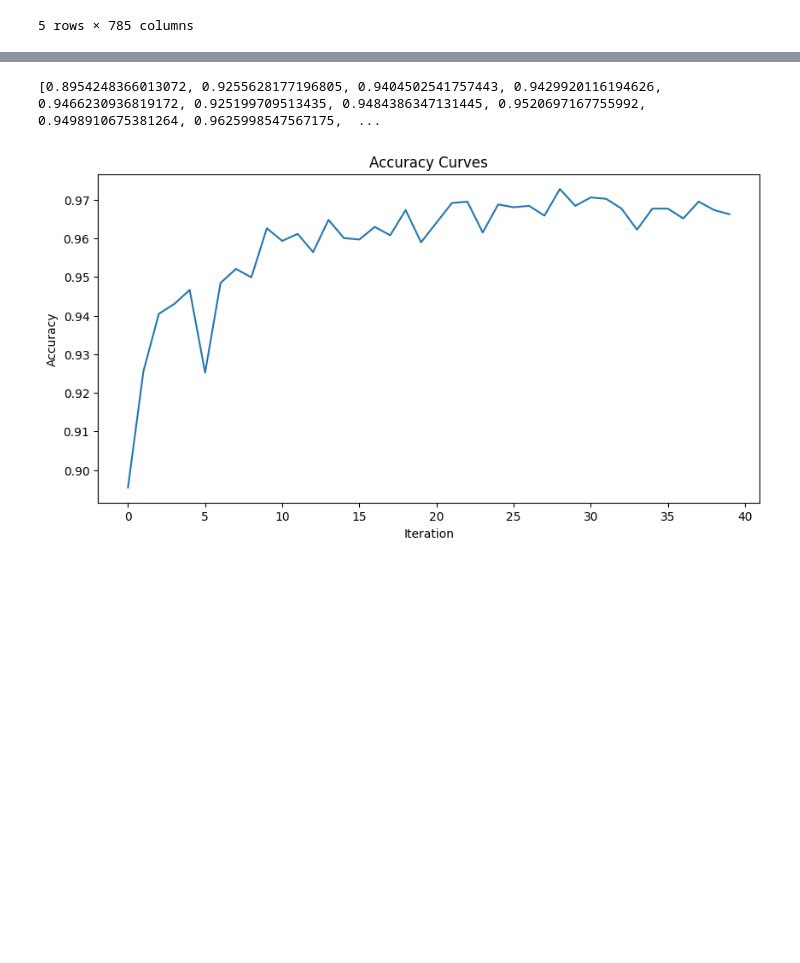
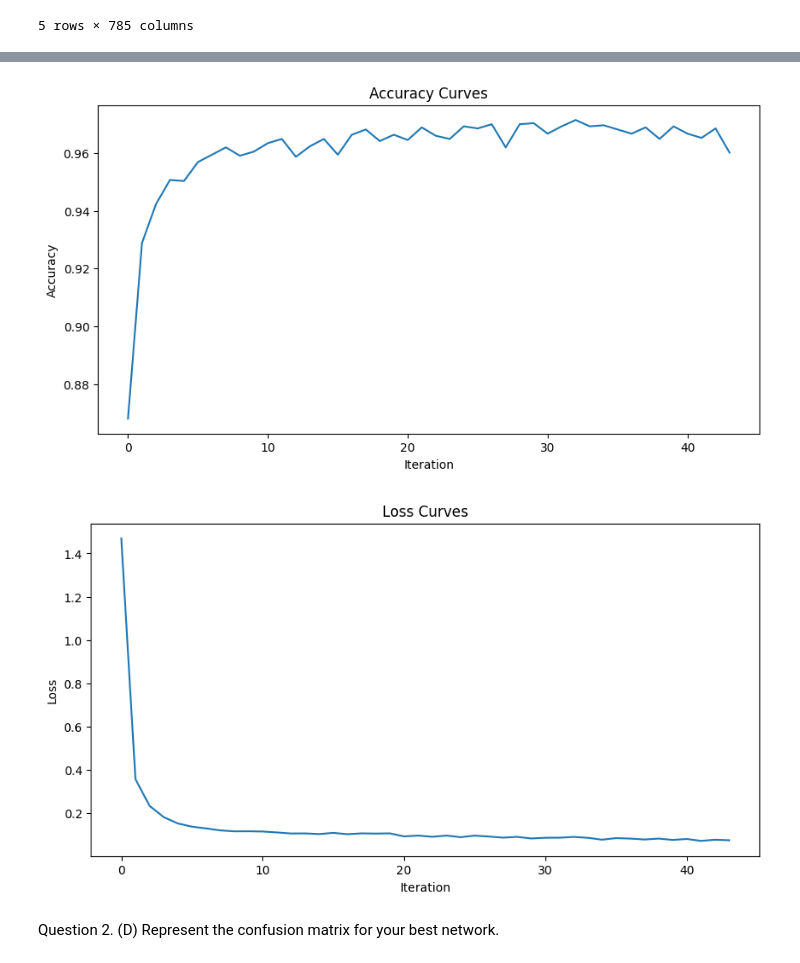
Before and after one commit to cameronzhang1/CP322-MNIST, a Jupyter notebook: p2.ipynb, the cells around one changed output, grey strips where cells are left out. Saved outputs shown, nothing was run; the diff lists cells and outputs as text; code cells hidden in the pictures; blank space fills up the shorter version.

```diff
--- a/p2.ipynb
+++ b/p2.ipynb
@@ -71,6 +71,6 @@ Validation error: 0.023856209150326824
 # %%
 # Print the validation scores
-print(clf.validation_scores_)
+# print(clf.validation_scores_)
 
 # Plot the error curves
 plt.figure(figsize=(10, 5))
@@ -81,6 +81,19 @@ plt.xlabel('Iteration')
 plt.title('Accuracy Curves')
 plt.show()
 # %% [output]
-[0.8954248366013072, 0.9255628177196805, 0.9404502541757443, 0.9429920116194626, 0.9466230936819172, 0.925199709513435, 0.9484386347131445, 0.9520697167755992, 0.9498910675381264, 0.9625998547567175,  ...
-[figure, old version]
+[figure, new version]
+# %%
+# Print the Loss curves
+# print(clf.validation_scores_)
+
+# Plot the loss curves
+plt.figure(figsize=(10, 5))
+plt.plot(clf.loss_curve_)
+
+plt.ylabel('Loss')
+plt.xlabel('Iteration')
+plt.title('Loss Curves')
+plt.show()
+# %% [output]
+[figure, added]
 # %%
@@ -94 +108,4 @@ train_scores, valid_scores = validation_curve(
 )
+# %% [markdown]
+Question 2. (D)
+Represent the confusion matrix for your best network.
```
Also changed, not shown: parts of 3 cells of this notebook.
